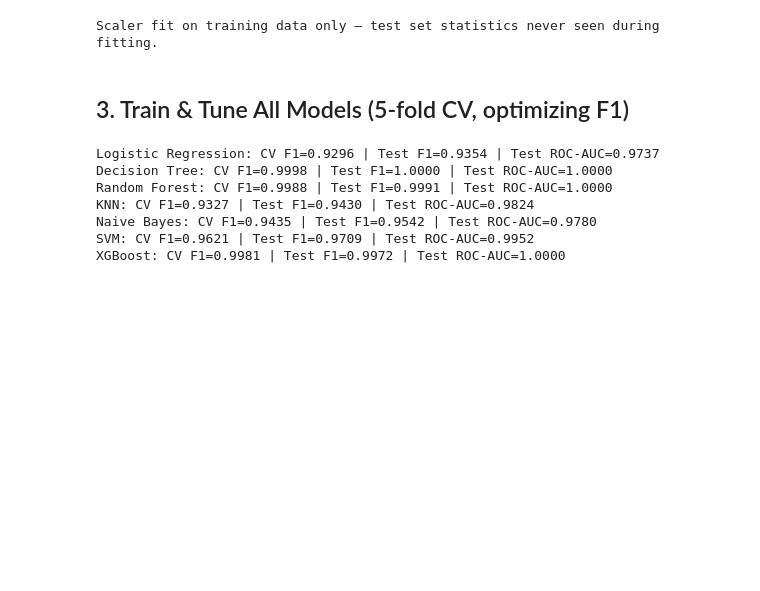
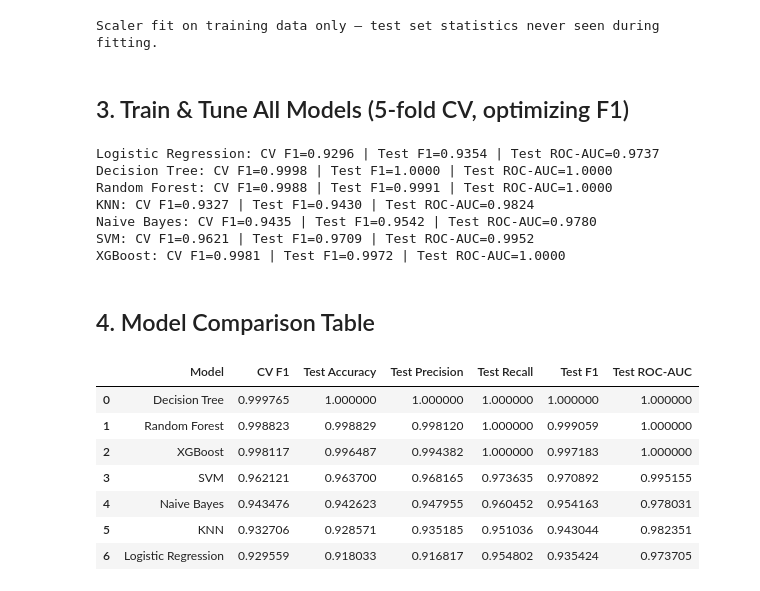
Before and after one commit to nirojthapa11/loan-approval-prediction, a Jupyter notebook: notebooks/04_model_training_evaluation.ipynb, the cells around one changed output. Cells and saved outputs as stored; diff of their text form; code cells hidden in the pictures; blank space fills up the shorter version.

```diff
--- a/notebooks/04_model_training_evaluation.ipynb
+++ b/notebooks/04_model_training_evaluation.ipynb
@@ -72,3 +72,26 @@ KNN: CV F1=0.9327 | Test F1=0.9430 | Test ROC-AUC=0.9824
 Naive Bayes: CV F1=0.9435 | Test F1=0.9542 | Test ROC-AUC=0.9780
 SVM: CV F1=0.9621 | Test F1=0.9709 | Test ROC-AUC=0.9952
 XGBoost: CV F1=0.9981 | Test F1=0.9972 | Test ROC-AUC=1.0000
+# %% [markdown]
+## 4. Model Comparison Table
+# %%
+comparison = pd.DataFrame([{
+    "Model": r["name"],
+    "CV F1": r["best_cv_f1"],
+    "Test Accuracy": r["accuracy"],
+    "Test Precision": r["precision"],
+    "Test Recall": r["recall"],
+    "Test F1": r["f1"],
+    "Test ROC-AUC": r["roc_auc"],
+} for r in all_results]).sort_values("Test F1", ascending=False).reset_index(drop=True)
+
+comparison
+# %% [output]
+|  | Model | CV F1 | Test Accuracy | Test Precision | Test Recall | Test F1 | Test ROC-AUC |
+| 0 | Decision Tree | 0.999765 | 1.000000 | 1.000000 | 1.000000 | 1.000000 | 1.000000 |
+| 1 | Random Forest | 0.998823 | 0.998829 | 0.998120 | 1.000000 | 0.999059 | 1.000000 |
+| 2 | XGBoost | 0.998117 | 0.996487 | 0.994382 | 1.000000 | 0.997183 | 1.000000 |
+| 3 | SVM | 0.962121 | 0.963700 | 0.968165 | 0.973635 | 0.970892 | 0.995155 |
+| 4 | Naive Bayes | 0.943476 | 0.942623 | 0.947955 | 0.960452 | 0.954163 | 0.978031 |
+| 5 | KNN | 0.932706 | 0.928571 | 0.935185 | 0.951036 | 0.943044 | 0.982351 |
+| 6 | Logistic Regression | 0.929559 | 0.918033 | 0.916817 | 0.954802 | 0.935424 | 0.973705 |
```
Also changed, not shown: parts of 4 cells of this notebook, 4 other files.
